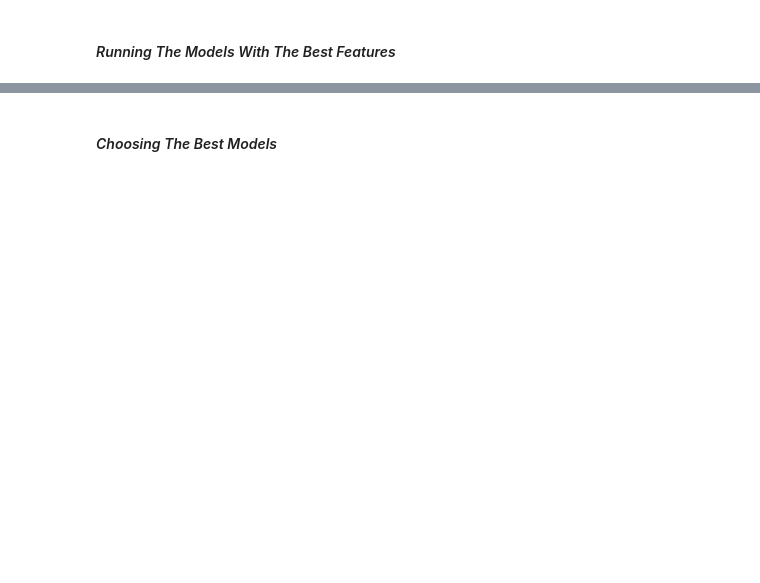
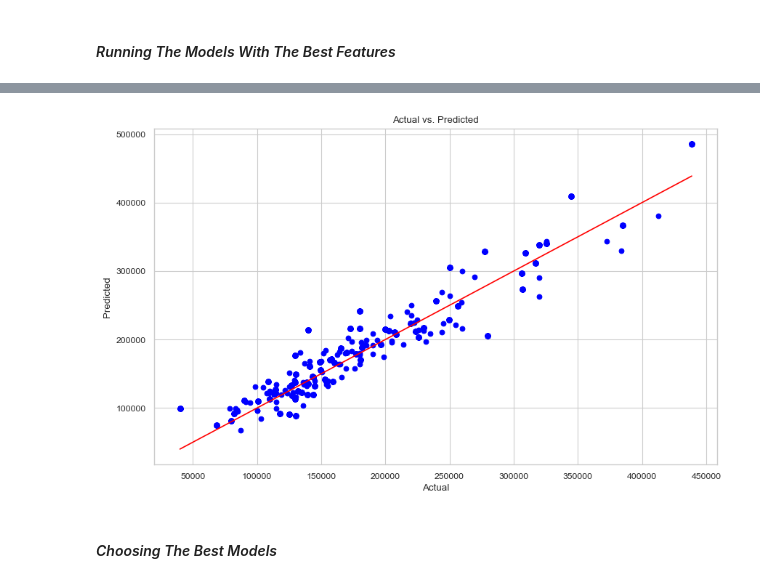
Before and after one commit to Danielbet21/House-Prices---Advanced-Regression-Techniques--ML, a Jupyter notebook: House_Pricing.ipynb, the cells around one changed output, grey strips where cells are left out. Cells and saved outputs as stored; diff of their text form; code cells hidden in the pictures; blank space fills up the shorter version.

```diff
--- a/House_Pricing.ipynb
+++ b/House_Pricing.ipynb
@@ -852,7 +923,7 @@ print_models_score(score_dict)
 #making a model with the best features
 X = train_data[best_features]
 
-cv = splitDataToLPOCV(X, t, 5)
+cv = splitDataToLPOCV(X, t, 70)
 cv = margeCV(cv)
 
 X_train = cv["X_train"]
@@ -872,6 +963,10 @@ plot_score(score_dict)
 # %%
 # plot the best model
-best_model_LPOCV = trained_models['Elastic Net Regression']
+best_model_str = 'Ridge Regression'
+best_model_LPOCV = trained_models[best_model_str]
+best_model_LPOCV_score = score_dict[best_model_str]
 plot_predictions(best_model_LPOCV, X_val, t_val)
+# %% [output]
+[figure, added]
 # %% [markdown]
 #### *Choosing The Best Models*
```
Also changed, not shown: parts of 20 cells of this notebook.
